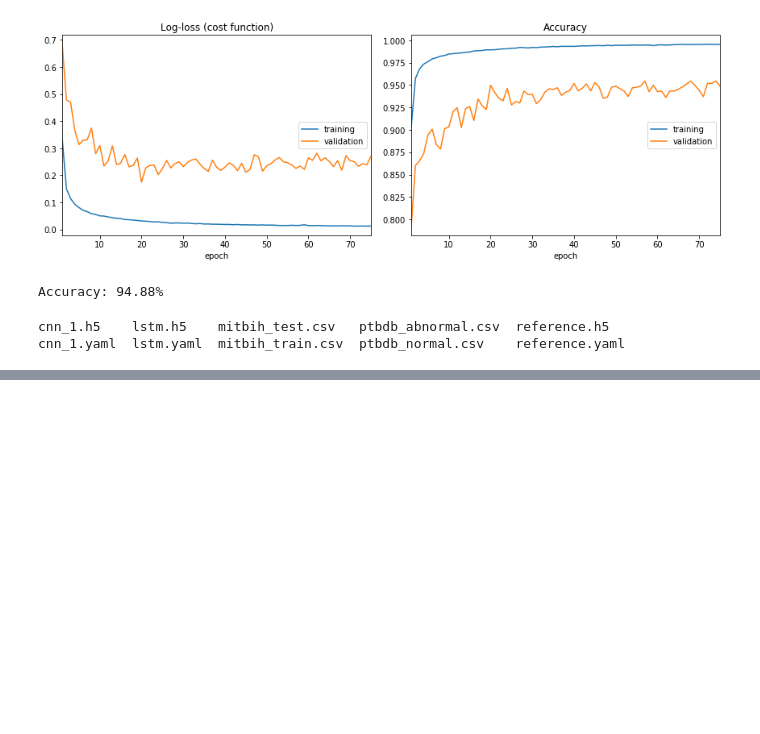
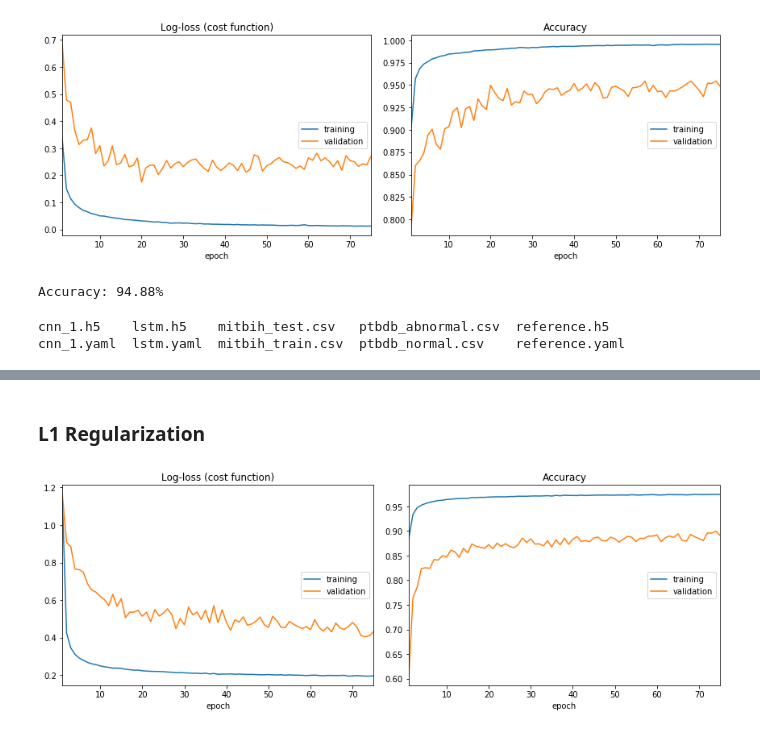
Before and after one commit to pilillo/ts-notebooks, a Jupyter notebook: ECG_classification.ipynb, the cells around one changed output, grey strips where cells are left out. Drawn from its saved outputs; the diff is of its cells as text; code cells hidden in the pictures; blank space fills up the shorter version.

```diff
--- a/ECG_classification.ipynb
+++ b/ECG_classification.ipynb
@@ -490,7 +545,10 @@ def model_b(window_size, depth, num_categories, name="LSTM-Model"):
 # %% [markdown]
 We now add a network based on convolutional layers, similar to that one we used for image classification:
 # %%
-def model_c(window_size, depth, num_categories, name="CNN-Model"):
+def model_c(window_size, depth, num_categories,
+            name="CNN-Model",
+            kernel_regularizer=None, bias_regularizer=None
+           ):
 
     model = Sequential(name=name)
     # stage 1
@@ -499,7 +557,9 @@ def model_c(window_size, depth, num_categories, name="CNN-Model"):
                      kernel_size=5, # length of the convolution window
                      strides=1,
                      padding="same",
-                     activation="relu"
+                     activation="relu",
+                     kernel_regularizer=kernel_regularizer,
+                     bias_regularizer=bias_regularizer
                     )
              )
     model.add(MaxPooling1D(pool_size=2, padding="same"))
@@ -511,7 +571,9 @@ def model_c(window_size, depth, num_categories, name="CNN-Model"):
                      kernel_size=5, # length of the convolution window
                      strides=1,
                      padding="same",
-                     activation="relu"
+                     activation="relu",
+                     kernel_regularizer=kernel_regularizer,
+                     bias_regularizer=bias_regularizer
                     )
              )
     model.add(MaxPooling1D(pool_size=2, padding="same"))
@@ -523,7 +585,9 @@ def model_c(window_size, depth, num_categories, name="CNN-Model"):
                      kernel_size=5, # length of the convolution window
                      strides=1,
                      padding="same",
-                     activation="relu"
+                     activation="relu",
+                     kernel_regularizer=kernel_regularizer,
+                     bias_regularizer=bias_regularizer
                     )
              )
     model.add(MaxPooling1D(pool_size=2, padding="same"))
@@ -532,9 +596,19 @@ def model_c(window_size, depth, num_categories, name="CNN-Model"):
 
     model.add(Flatten())
     # dense layers
-    model.add(Dense(1024, activation='relu'))
+    model.add(Dense(1024,
+                    activation='relu',
+                    kernel_regularizer=kernel_regularizer,
+                    bias_regularizer=bias_regularizer
+                   )
+             )
     model.add(Dropout(0.3))
-    model.add(Dense(512, activation='relu'))
+    model.add(Dense(512,
+                    activation='relu',
+                    kernel_regularizer=kernel_regularizer,
+                    bias_regularizer=bias_regularizer
+                   )
+             )
     model.add(Dropout(0.3))
 
     # output layer
@@ -652,0 +868,16 @@ cnn_1.yaml  lstm.yaml  mitbih_train.csv  ptbdb_normal.csv    reference.yaml
+# %% [markdown]
+### L1 Regularization
+# %%
+model = model_c(window_size, depth, num_categories=y_test.shape[1],
+                kernel_regularizer=l1(0.00005),
+                bias_regularizer=None #l1(0.00005)
+                 )
+history = model.fit(x_train,
+                    y_train,
+                    epochs=epochs,
+                    batch_size=batch_size,
+                    verbose=2,
+                    validation_data=(x_test, y_test),
+                    callbacks=[PlotLossesKeras()])
+# %% [output]
+[figure, added]
```
Also changed, not shown: parts of 36 cells of this notebook.
